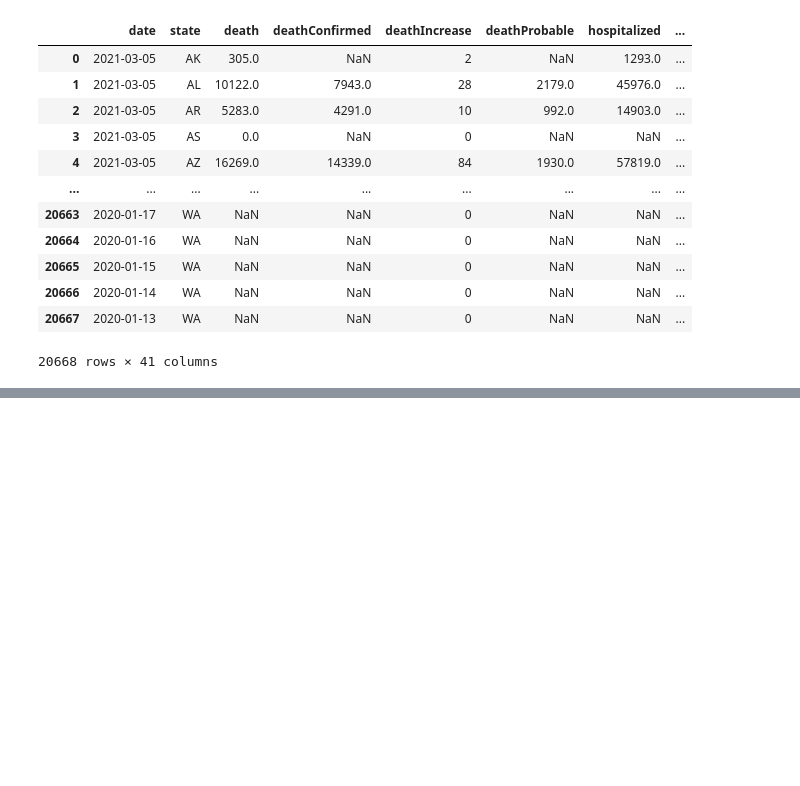
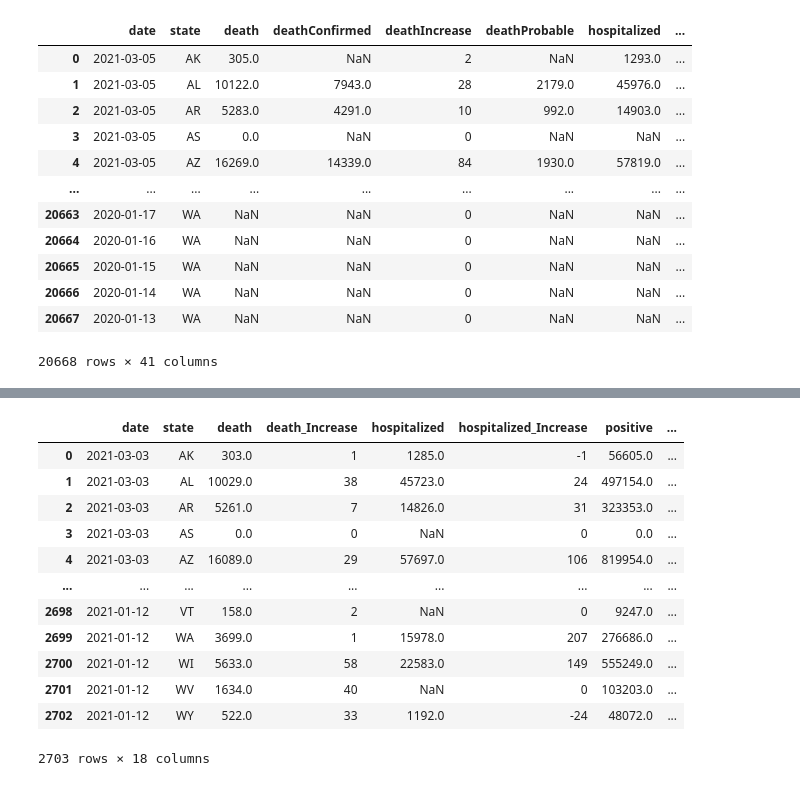
Before and after one commit to Marcellisv/Final_Projec, a Jupyter notebook: data/Charts_to_postgres.ipynb, the cells around one changed output, grey strips where cells are left out. Drawn from its saved outputs; the diff is of its cells as text; code cells hidden in the pictures; blank space fills up the shorter version.

```diff
--- a/data/Charts_to_postgres.ipynb
+++ b/data/Charts_to_postgres.ipynb
@@ -103,3 +227,26 @@ cases_df.drop(columns=["deathConfirmed","deathProbable","","hospitalizedCumulati
+# %%
+cleaned_cases_transformed
+cleaned_vaccine
+
+cleaned_cases_transformed['date'] = pd.to_datetime(cleaned_cases_transformed['date'])
+cleaned_vaccine['date'] = pd.to_datetime(cleaned_vaccine['date'])
+merged_df = pd.merge(cleaned_cases_transformed, cleaned_vaccine, on= ["date" , "state"])
+pd
+merged_df
+# %% [output]
+|  | date | state | death | death_Increase | hospitalized | hospitalized_Increase | positive | ... |
+| 0 | 2021-03-03 | AK | 303.0 | 1 | 1285.0 | -1 | 56605.0 | ... |
+| 1 | 2021-03-03 | AL | 10029.0 | 38 | 45723.0 | 24 | 497154.0 | ... |
+| 2 | 2021-03-03 | AR | 5261.0 | 7 | 14826.0 | 31 | 323353.0 | ... |
+| 3 | 2021-03-03 | AS | 0.0 | 0 | NaN | 0 | 0.0 | ... |
+| 4 | 2021-03-03 | AZ | 16089.0 | 29 | 57697.0 | 106 | 819954.0 | ... |
+| ... | ... | ... | ... | ... | ... | ... | ... | ... |
+| 2698 | 2021-01-12 | VT | 158.0 | 2 | NaN | 0 | 9247.0 | ... |
+| 2699 | 2021-01-12 | WA | 3699.0 | 1 | 15978.0 | 207 | 276686.0 | ... |
+| 2700 | 2021-01-12 | WI | 5633.0 | 58 | 22583.0 | 149 | 555249.0 | ... |
+| 2701 | 2021-01-12 | WV | 1634.0 | 40 | NaN | 0 | 103203.0 | ... |
+| 2702 | 2021-01-12 | WY | 522.0 | 33 | 1192.0 | -24 | 48072.0 | ... |
+2703 rows × 18 columns
 # %%
 connection_string = "postgres:Cellxan69$$@localhost:5432/covid_db"
 engine = create_engine(f'postgresql://{connection_string}')
```
Also changed, not shown: parts of 13 cells of this notebook, 3 other files.
